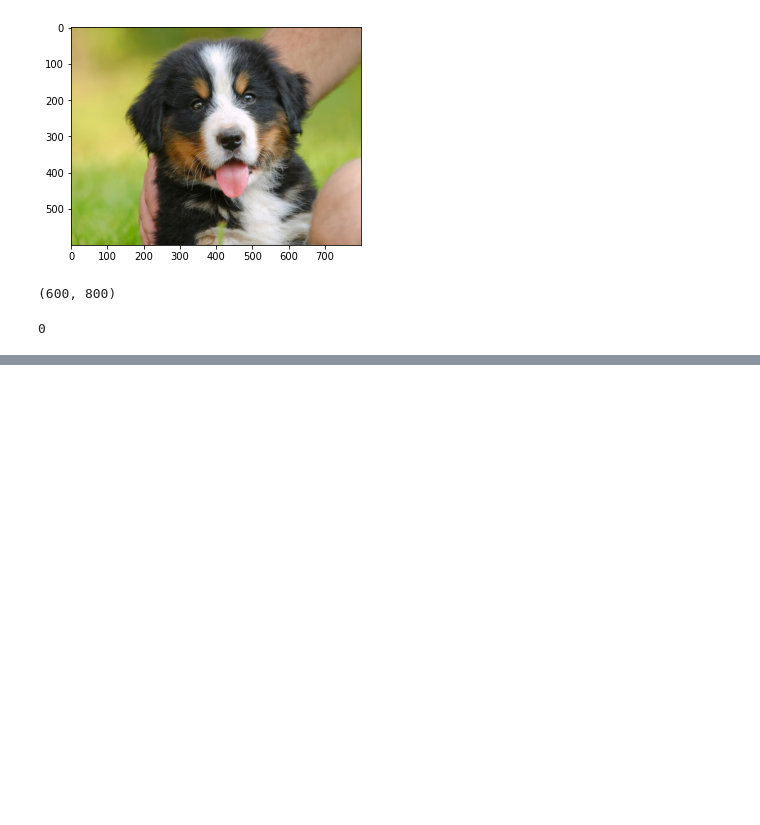
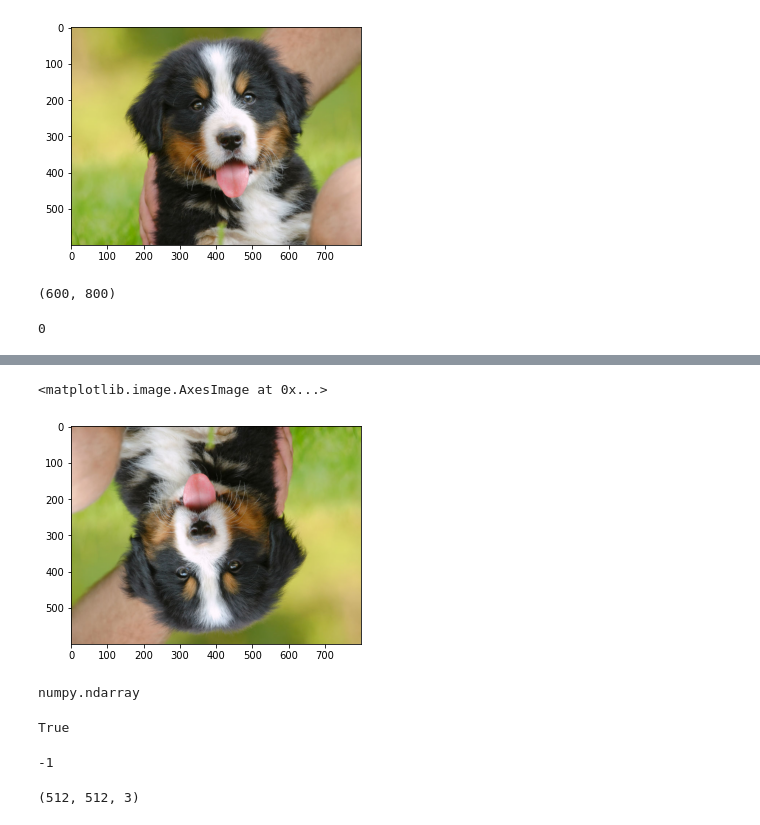
Before and after one commit to rushil00/ML-and-AI-Practice, a Jupyter notebook: opencvImageBasics.ipynb, the cells around one changed output, grey strips where cells are left out. Drawn from its saved outputs; the diff is of its cells as text; code cells hidden in the pictures; blank space fills up the shorter version.

```diff
--- a/opencvImageBasics.ipynb
+++ b/opencvImageBasics.ipynb
@@ -35,0 +60,26 @@ plt.imshow(img_gray)
+# %%
+newImg = cv2.flip(fixed_img , -1)
+plt.imshow(newImg)
+# %% [output]
+<matplotlib.image.AxesImage at 0x...>
+[figure, added]
+# %%
+type(fixed_img)
+# %% [output]
+numpy.ndarray
+# %%
+cv2.imwrite('puppyimg2.jpg',fixed_img)
+# %% [output]
+True
+# %%
+#we will now be displaying images out of jupyter notebook
+cv2.imshow('Puppy' , newImg)
+cv2.waitKey()
+# %% [output]
+-1
+# %%
+#drawing on images. This will be helpful for the purpose of marking faces and objects while detecting objects
+blank_img = np.zeros(shape = (512,512,3),dtype = np.int16)
+blank_img.shape
+# %% [output]
+(512, 512, 3)
```
Also changed, not shown: parts of 19 cells of this notebook.
